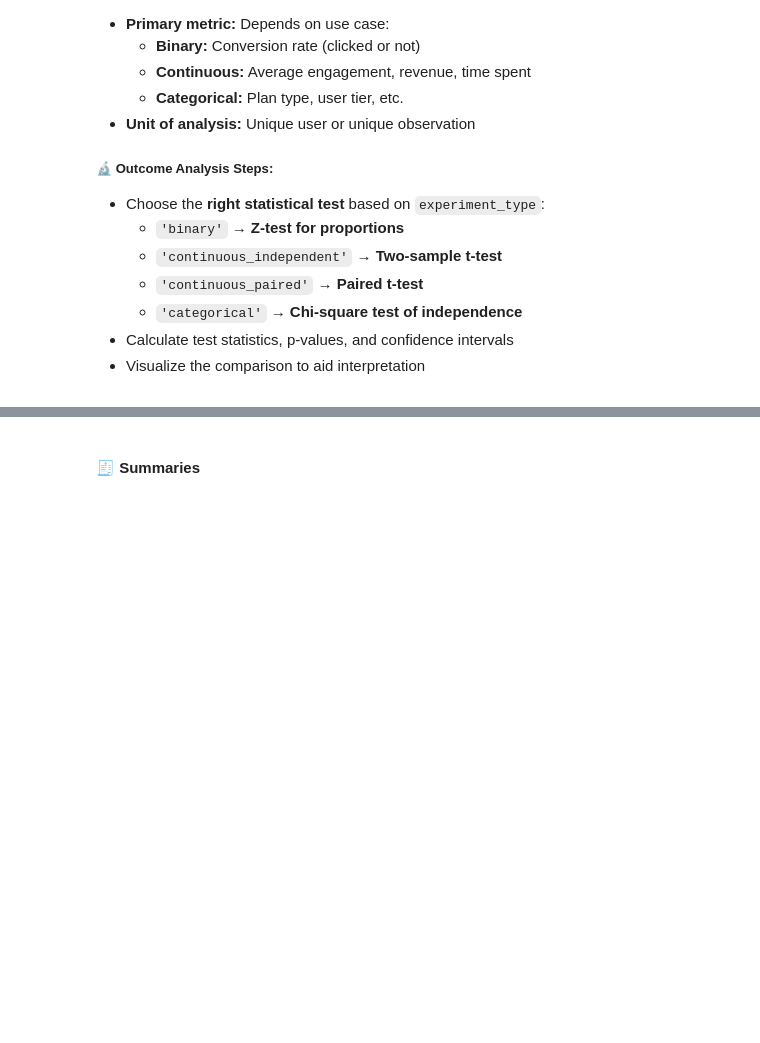
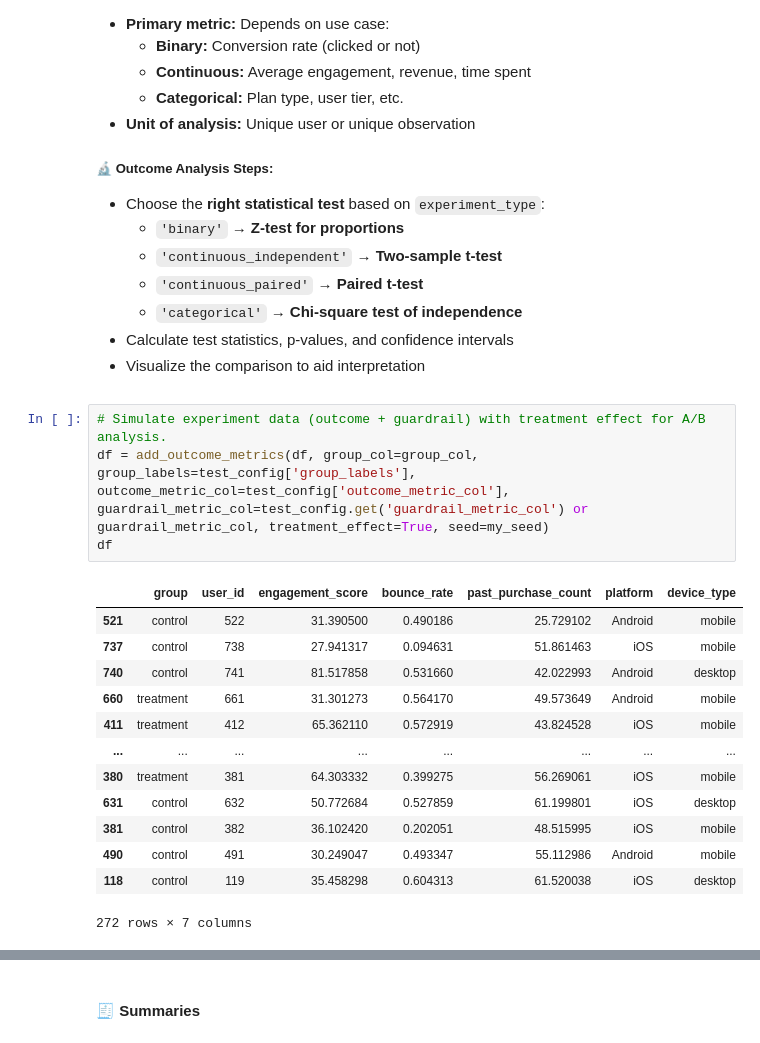
Before and after one commit to ashrithssreddy/statistics-toolkit, a Jupyter notebook: AB_Testing/AB_Testing.ipynb, the cells around one changed output, grey strips where cells are left out. Drawn from its saved outputs; the diff is of its cells as text; folded sections open; blank space fills up the shorter version.

```diff
--- a/AB_Testing/AB_Testing.ipynb
+++ b/AB_Testing/AB_Testing.ipynb
@@ -1083,6 +1083,24 @@ ___
 </ul>
 
 </details>
+# %%
+# Simulate experiment data (outcome + guardrail) with treatment effect for A/B analysis.
+df = add_outcome_metrics(df, group_col=group_col, group_labels=test_config['group_labels'], outcome_metric_col=test_config['outcome_metric_col'], guardrail_metric_col=test_config.get('guardrail_metric_col') or guardrail_metric_col, treatment_effect=True, seed=my_seed)
+df
+# %% [output]
+|  | group | user_id | engagement_score | bounce_rate | past_purchase_count | platform | device_type |
+| 521 | control | 522 | 31.390500 | 0.490186 | 25.729102 | Android | mobile |
+| 737 | control | 738 | 27.941317 | 0.094631 | 51.861463 | iOS | mobile |
+| 740 | control | 741 | 81.517858 | 0.531660 | 42.022993 | Android | desktop |
+| 660 | treatment | 661 | 31.301273 | 0.564170 | 49.573649 | Android | mobile |
+| 411 | treatment | 412 | 65.362110 | 0.572919 | 43.824528 | iOS | mobile |
+| ... | ... | ... | ... | ... | ... | ... | ... |
+| 380 | treatment | 381 | 64.303332 | 0.399275 | 56.269061 | iOS | mobile |
+| 631 | control | 632 | 50.772684 | 0.527859 | 61.199801 | iOS | desktop |
+| 381 | control | 382 | 36.102420 | 0.202051 | 48.515995 | iOS | mobile |
+| 490 | control | 491 | 30.249047 | 0.493347 | 55.112986 | Android | mobile |
+| 118 | control | 119 | 35.458298 | 0.604313 | 61.520038 | iOS | desktop |
+272 rows × 7 columns
 # %%
 result = run_ab_test(
     df=df,
```
Also changed, not shown: parts of 14 cells of this notebook, 2 other files.
